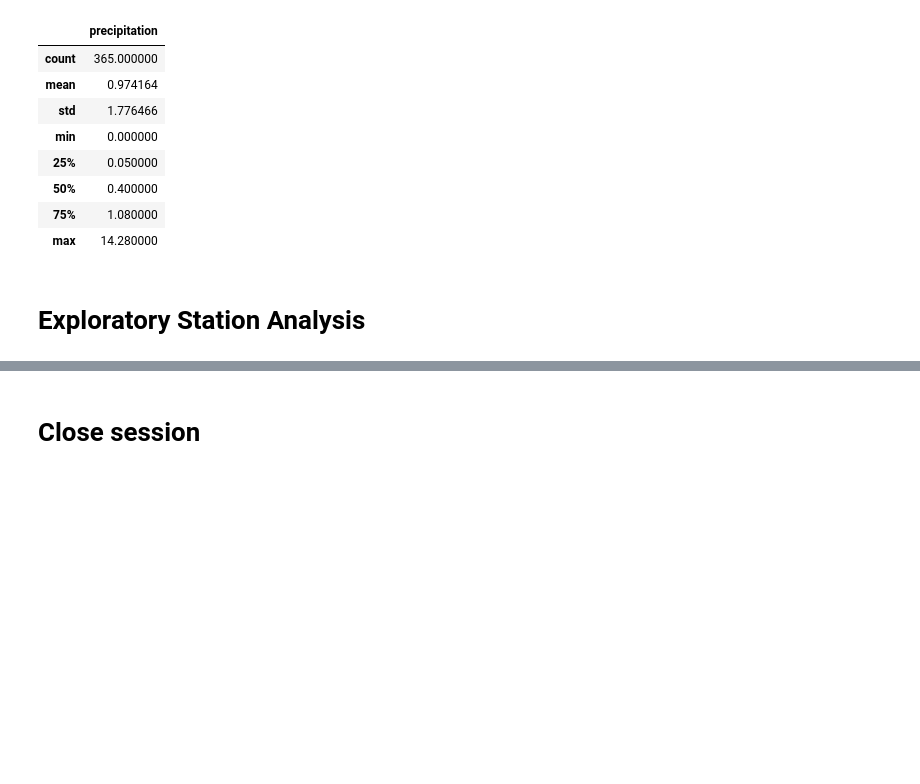
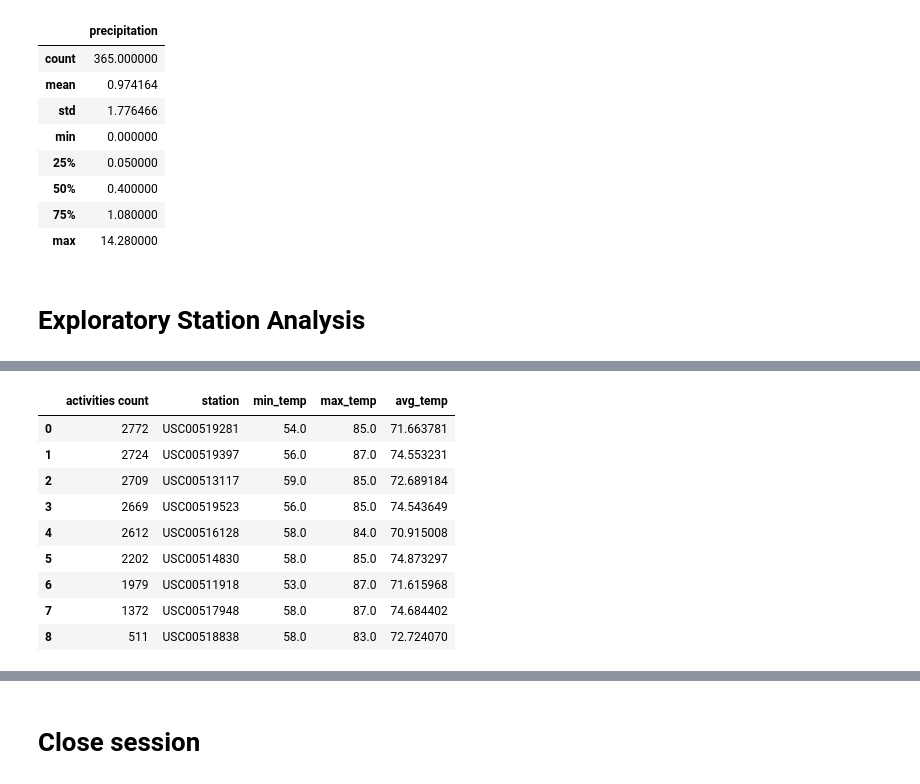
Before and after one commit to haipham0115/sqlalchemy-challenge, a Jupyter notebook: climate_starter.ipynb, the cells around one changed output, grey strips where cells are left out. Saved outputs shown, nothing was run; the diff lists cells and outputs as text; code cells hidden in the pictures; blank space fills up the shorter version.

```diff
--- a/climate_starter.ipynb
+++ b/climate_starter.ipynb
@@ -128,2 +206,21 @@ date_prcp_df.describe()
 # %%
 # Using the most active station id from the previous query, calculate the lowest, highest, and average temperature.
+stat_most_active_station_df = pd.DataFrame(session.query(func.count(Measurement.station),
+                                              Measurement.station,
+                                              func.min(Measurement.tobs),
+                                                func.max(Measurement.tobs),
+                                                 func.avg(Measurement.tobs)).group_by(Measurement.station).\
+                                order_by(func.count(Measurement.station).desc()).all())
+stat_most_active_station_df.columns= ['activities count', 'station', 'min_temp', 'max_temp', 'avg_temp']
+stat_most_active_station_df
+# %% [output]
+|  | activities count | station | min_temp | max_temp | avg_temp |
+| 0 | 2772 | USC00519281 | 54.0 | 85.0 | 71.663781 |
+| 1 | 2724 | USC00519397 | 56.0 | 87.0 | 74.553231 |
+| 2 | 2709 | USC00513117 | 59.0 | 85.0 | 72.689184 |
+| 3 | 2669 | USC00519523 | 56.0 | 85.0 | 74.543649 |
+| 4 | 2612 | USC00516128 | 58.0 | 84.0 | 70.915008 |
+| 5 | 2202 | USC00514830 | 58.0 | 85.0 | 74.873297 |
+| 6 | 1979 | USC00511918 | 53.0 | 87.0 | 71.615968 |
+| 7 | 1372 | USC00517948 | 58.0 | 87.0 | 74.684402 |
+| 8 | 511 | USC00518838 | 58.0 | 83.0 | 72.724070 |
```
Also changed, not shown: parts of 13 cells of this notebook.
